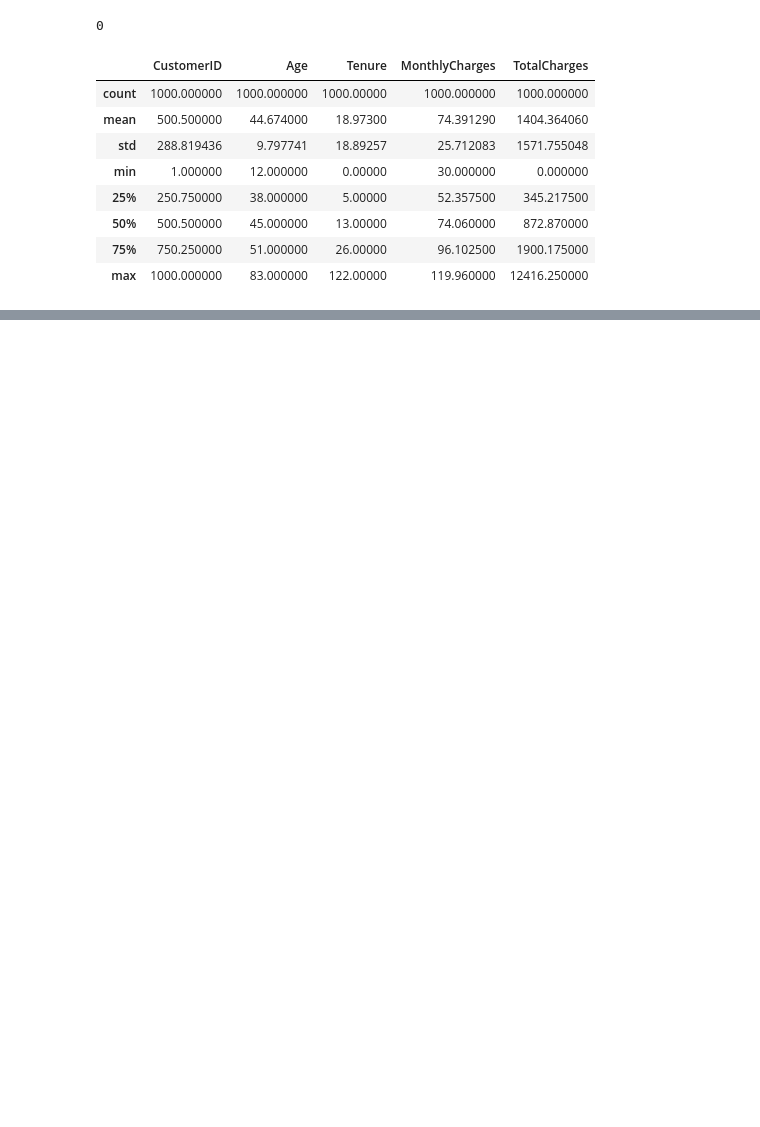
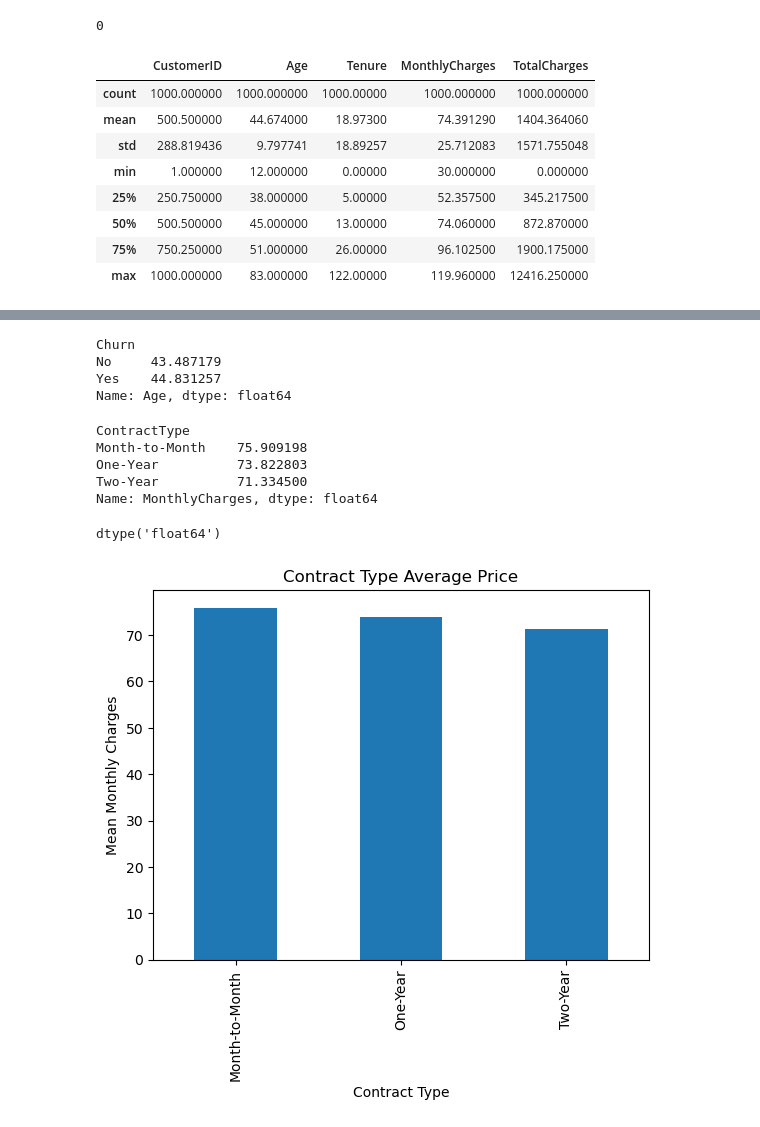
Before and after one commit to Advitiya-yadav/CustomerChurnProject, a Jupyter notebook: Analysis_prediction.ipynb, the cells around one changed output, grey strips where cells are left out. Cells and saved outputs as stored; diff of their text form; code cells hidden in the pictures; blank space fills up the shorter version.

```diff
--- a/Analysis_prediction.ipynb
+++ b/Analysis_prediction.ipynb
@@ -100,0 +175,27 @@ categorial_columns=df.select_dtypes(include='object')
+# %%
+df.groupby("Churn")['Age'].mean()
+# %% [output]
+Churn
+No     43.487179
+Yes    44.831257
+Name: Age, dtype: float64
+# %%
+df.groupby("ContractType")["MonthlyCharges"].mean()
+# %% [output]
+ContractType
+Month-to-Month    75.909198
+One-Year          73.822803
+Two-Year          71.334500
+Name: MonthlyCharges, dtype: float64
+# %%
+df.groupby("ContractType")["MonthlyCharges"].mean().dtype
+# %% [output]
+dtype('float64')
+# %%
+df.groupby("ContractType")["MonthlyCharges"].mean().plot(kind='bar')
+plt.title("Contract Type Average Price")
+plt.ylabel("Mean Monthly Charges")
+plt.xlabel("Contract Type")
+plt.show()
+# %% [output]
+[figure, added]
```
Also changed, not shown: parts of 10 cells of this notebook.
